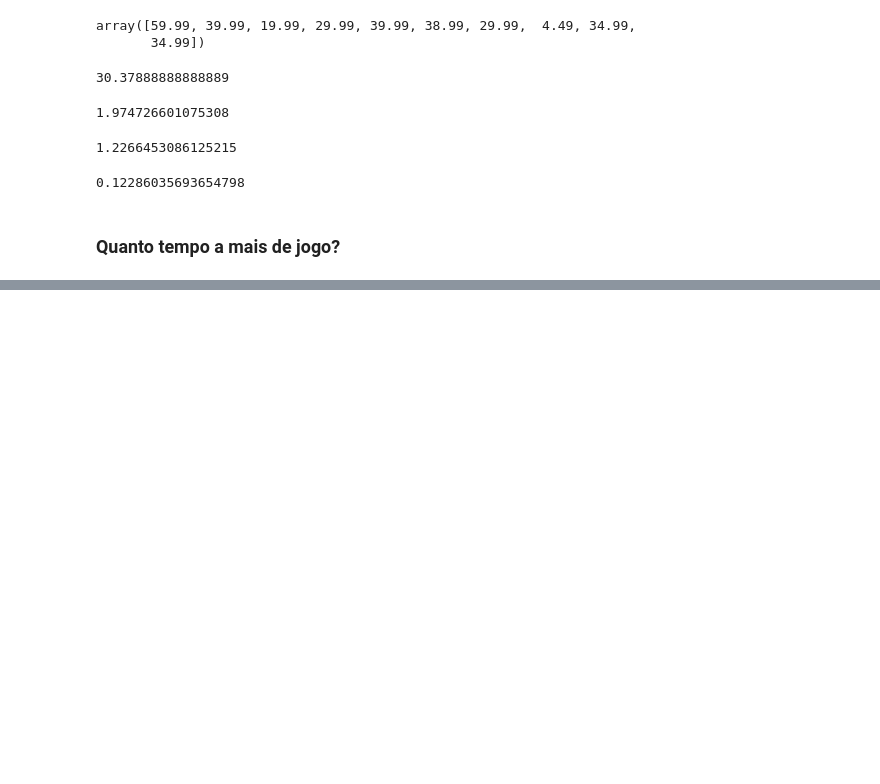
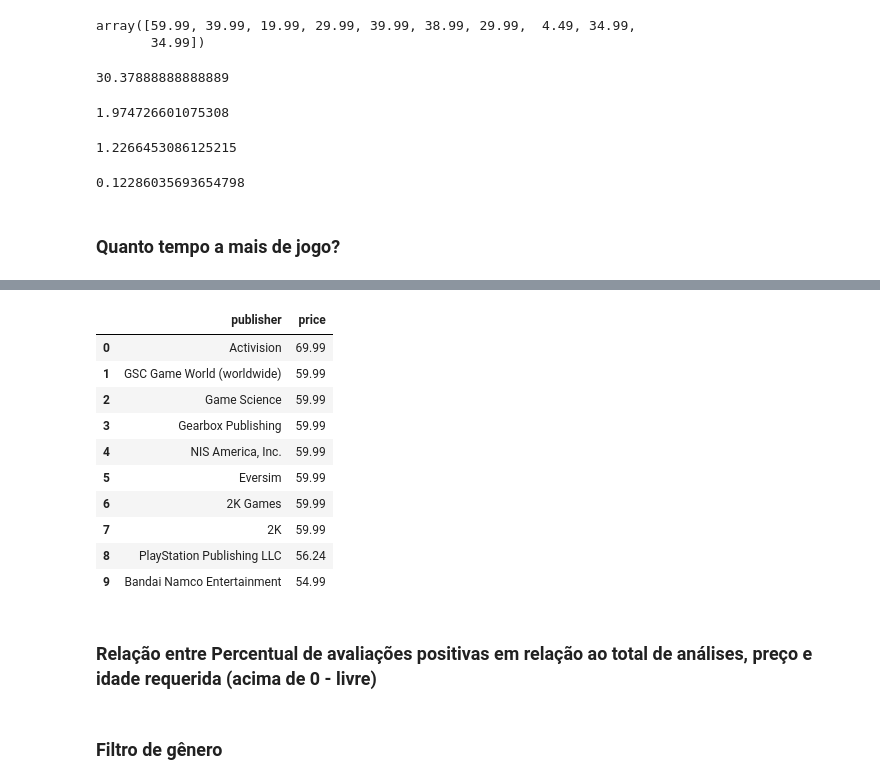
Before and after one commit to felipelapadn/Dash-Plotly-Jogos, a Jupyter notebook: notebooks/02_exploracao.ipynb, the cells around one changed output, grey strips where cells are left out. Drawn from its saved outputs; the diff is of its cells as text; code cells hidden in the pictures; blank space fills up the shorter version.

```diff
--- a/notebooks/02_exploracao.ipynb
+++ b/notebooks/02_exploracao.ipynb
@@ -118,0 +145,16 @@ fig.show()
+# %%
+df_mean_price_publisher = df[["publisher", "price"]].groupby("publisher").mean().sort_values("price", ascending=False)[:10].reset_index()
+# %%
+df_mean_price_publisher
+# %% [output]
+|  | publisher | price |
+| 0 | Activision | 69.99 |
+| 1 | GSC Game World (worldwide) | 59.99 |
+| 2 | Game Science | 59.99 |
+| 3 | Gearbox Publishing | 59.99 |
+| 4 | NIS America, Inc. | 59.99 |
+| 5 | Eversim | 59.99 |
+| 6 | 2K Games | 59.99 |
+| 7 | 2K | 59.99 |
+| 8 | PlayStation Publishing LLC | 56.24 |
+| 9 | Bandai Namco Entertainment | 54.99 |
@@ -118,0 +175,2 @@ fig.show()
+# %% [markdown]
+### Relação entre Percentual de avaliações positivas em relação ao total de análises, preço e idade requerida (acima de 0 - livre)
@@ -118,0 +210,2 @@ fig.show()
+# %% [markdown]
+### Filtro de gênero
```
Also changed, not shown: parts of 17 cells of this notebook, 6 other files.
